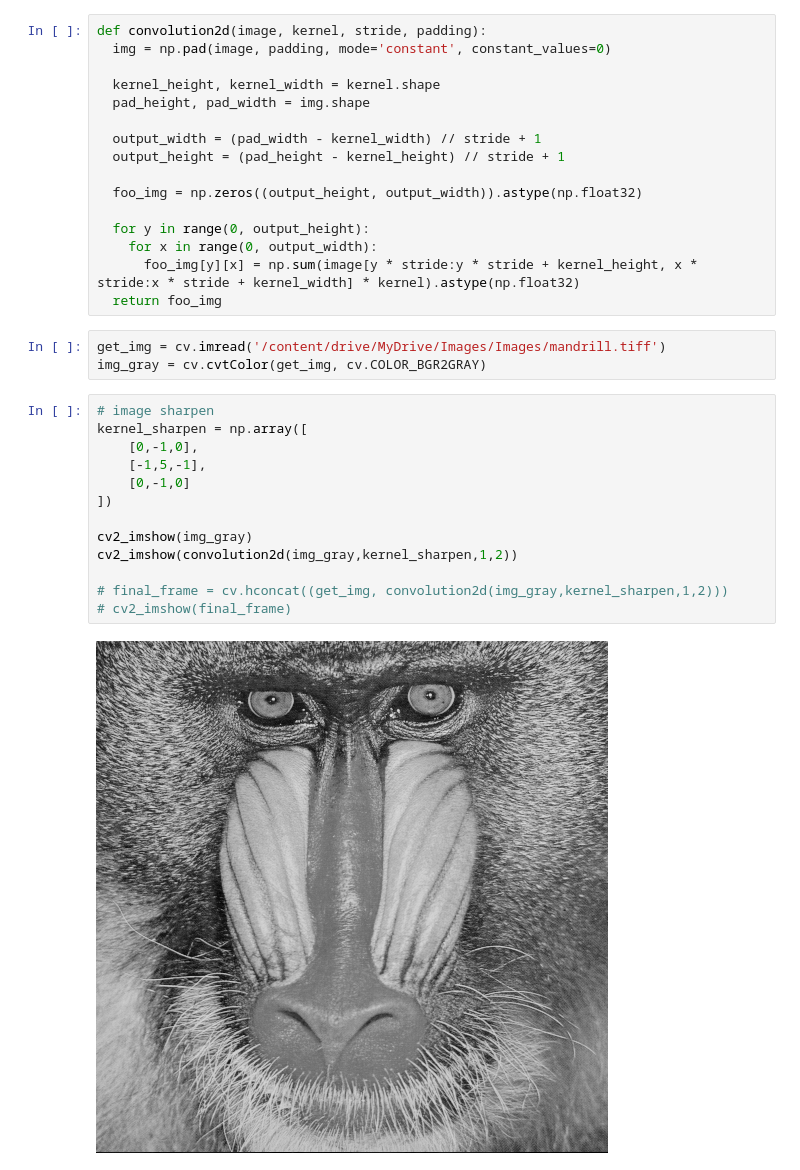
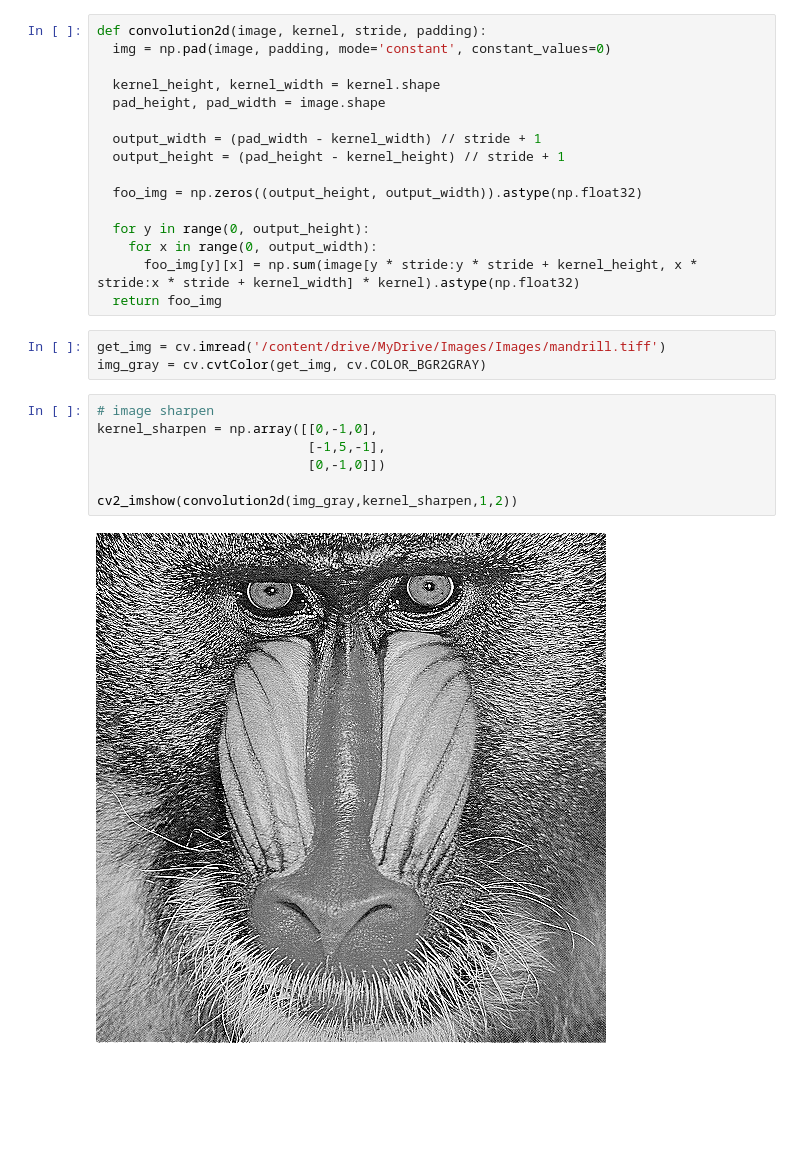
Before and after one commit to RidloSuhardi-1/PCVK_GENAP_2021, a Jupyter notebook: Week5.ipynb, the cells around one changed output. Drawn from its saved outputs; the diff is of its cells as text; blank space fills up the shorter version.

```diff
--- a/Week5.ipynb
+++ b/Week5.ipynb
@@ -18,7 +18,7 @@ def convolution2d(image, kernel, stride, padding):
   img = np.pad(image, padding, mode='constant', constant_values=0)
 
   kernel_height, kernel_width = kernel.shape
-  pad_height, pad_width = img.shape
+  pad_height, pad_width = image.shape
 
   output_width = (pad_width - kernel_width) // stride + 1
   output_height = (pad_height - kernel_height) // stride + 1
@@ -34,16 +34,10 @@ get_img = cv.imread('/content/drive/MyDrive/Images/Images/mandrill.tiff')
 img_gray = cv.cvtColor(get_img, cv.COLOR_BGR2GRAY)
 # %%
 # image sharpen
-kernel_sharpen = np.array([
-    [0,-1,0],
-    [-1,5,-1],
-    [0,-1,0]
-])
+kernel_sharpen = np.array([[0,-1,0],
+                           [-1,5,-1],
+                           [0,-1,0]])
 
-cv2_imshow(img_gray)
 cv2_imshow(convolution2d(img_gray,kernel_sharpen,1,2))
-
-# final_frame = cv.hconcat((get_img, convolution2d(img_gray,kernel_sharpen,1,2)))
-# cv2_imshow(final_frame)
 # %% [output]
-[figure, old version]
+[figure, new version]
```
Also changed, not shown: parts of 5 cells of this notebook.
